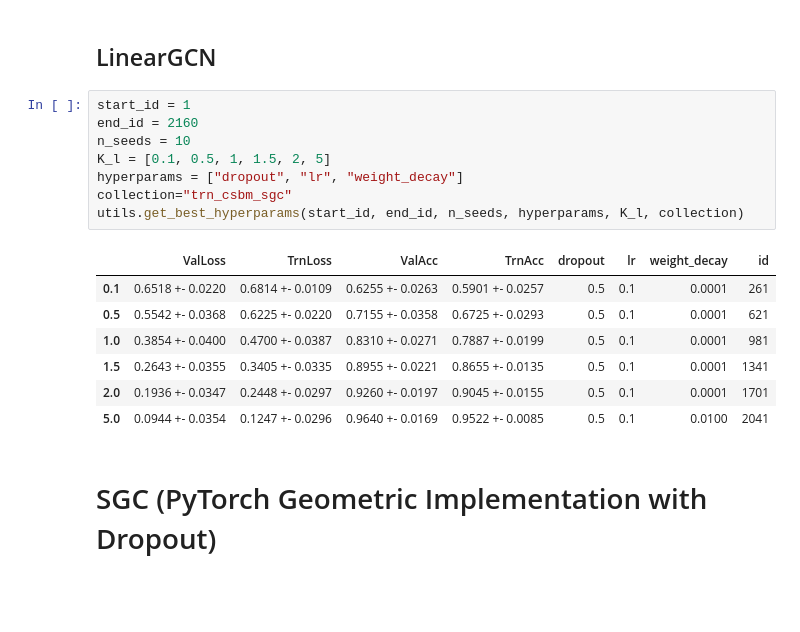
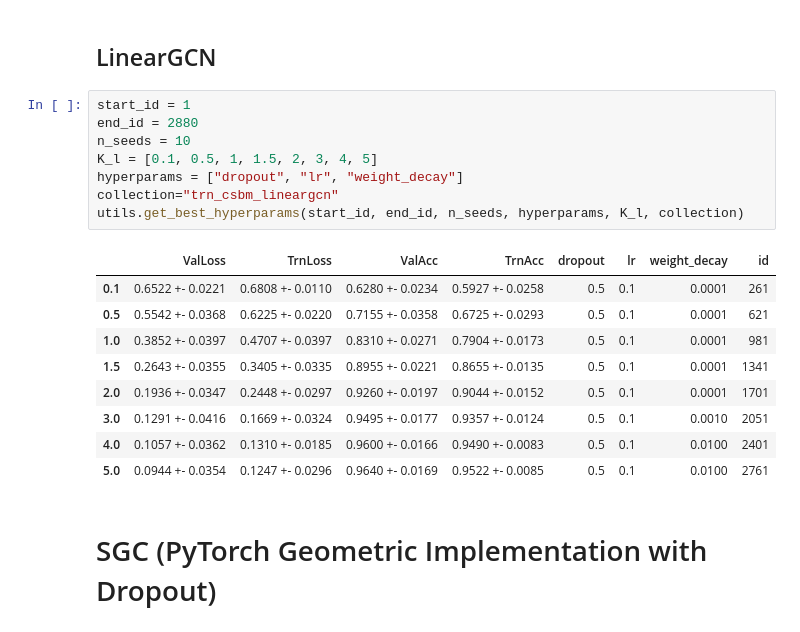
Before and after one commit to saper0/revisiting_robustness, a Jupyter notebook: notebooks/training/hyperparam_search_v2.ipynb, the cells around one changed output. Cells and saved outputs as stored; diff of their text form; blank space fills up the shorter version.

```diff
--- a/notebooks/training/hyperparam_search_v2.ipynb
+++ b/notebooks/training/hyperparam_search_v2.ipynb
@@ -146,20 +199,22 @@ utils.get_best_hyperparams(start_id, end_id, n_seeds, hyperparams, K_l, collecti
 ## LinearGCN
 # %%
 start_id = 1
-end_id = 2160
+end_id = 2880
 n_seeds = 10
-K_l = [0.1, 0.5, 1, 1.5, 2, 5]
+K_l = [0.1, 0.5, 1, 1.5, 2, 3, 4, 5]
 hyperparams = ["dropout", "lr", "weight_decay"]
-collection="trn_csbm_sgc"
+collection="trn_csbm_lineargcn"
 utils.get_best_hyperparams(start_id, end_id, n_seeds, hyperparams, K_l, collection)
 # %% [output]
 |  | ValLoss | TrnLoss | ValAcc | TrnAcc | dropout | lr | weight_decay | id |
-| 0.1 | 0.6518 +- 0.0220 | 0.6814 +- 0.0109 | 0.6255 +- 0.0263 | 0.5901 +- 0.0257 | 0.5 | 0.1 | 0.0001 | 261 |
+| 0.1 | 0.6522 +- 0.0221 | 0.6808 +- 0.0110 | 0.6280 +- 0.0234 | 0.5927 +- 0.0258 | 0.5 | 0.1 | 0.0001 | 261 |
 | 0.5 | 0.5542 +- 0.0368 | 0.6225 +- 0.0220 | 0.7155 +- 0.0358 | 0.6725 +- 0.0293 | 0.5 | 0.1 | 0.0001 | 621 |
-| 1.0 | 0.3854 +- 0.0400 | 0.4700 +- 0.0387 | 0.8310 +- 0.0271 | 0.7887 +- 0.0199 | 0.5 | 0.1 | 0.0001 | 981 |
+| 1.0 | 0.3852 +- 0.0397 | 0.4707 +- 0.0397 | 0.8310 +- 0.0271 | 0.7904 +- 0.0173 | 0.5 | 0.1 | 0.0001 | 981 |
 | 1.5 | 0.2643 +- 0.0355 | 0.3405 +- 0.0335 | 0.8955 +- 0.0221 | 0.8655 +- 0.0135 | 0.5 | 0.1 | 0.0001 | 1341 |
-| 2.0 | 0.1936 +- 0.0347 | 0.2448 +- 0.0297 | 0.9260 +- 0.0197 | 0.9045 +- 0.0155 | 0.5 | 0.1 | 0.0001 | 1701 |
-| 5.0 | 0.0944 +- 0.0354 | 0.1247 +- 0.0296 | 0.9640 +- 0.0169 | 0.9522 +- 0.0085 | 0.5 | 0.1 | 0.0100 | 2041 |
+| 2.0 | 0.1936 +- 0.0347 | 0.2448 +- 0.0297 | 0.9260 +- 0.0197 | 0.9044 +- 0.0152 | 0.5 | 0.1 | 0.0001 | 1701 |
+| 3.0 | 0.1291 +- 0.0416 | 0.1669 +- 0.0324 | 0.9495 +- 0.0177 | 0.9357 +- 0.0124 | 0.5 | 0.1 | 0.0010 | 2051 |
+| 4.0 | 0.1057 +- 0.0362 | 0.1310 +- 0.0185 | 0.9600 +- 0.0166 | 0.9490 +- 0.0083 | 0.5 | 0.1 | 0.0100 | 2401 |
+| 5.0 | 0.0944 +- 0.0354 | 0.1247 +- 0.0296 | 0.9640 +- 0.0169 | 0.9522 +- 0.0085 | 0.5 | 0.1 | 0.0100 | 2761 |
 # %% [markdown]
 # SGC (PyTorch Geometric Implementation with Dropout)
 # %%
```
Also changed, not shown: parts of 13 cells of this notebook, 39 other files.
